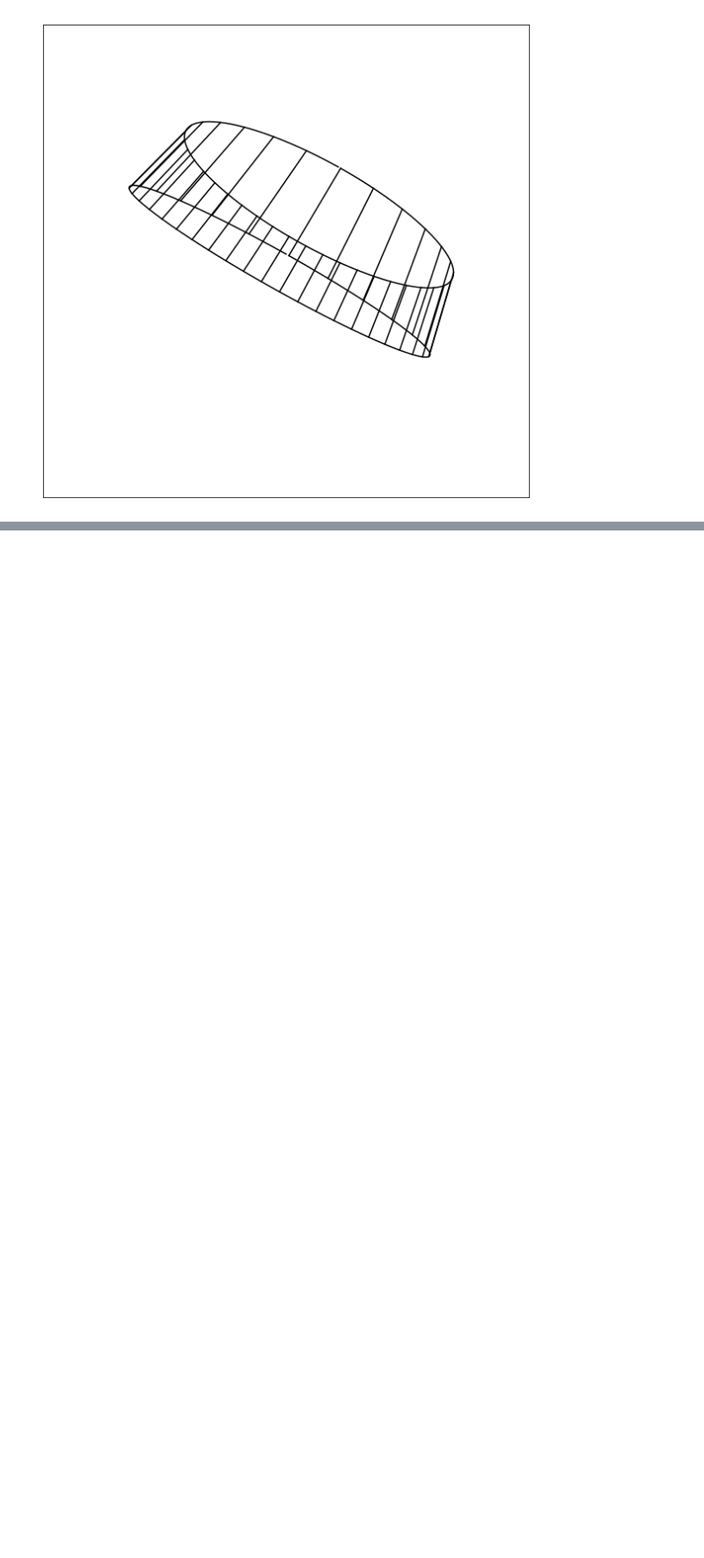
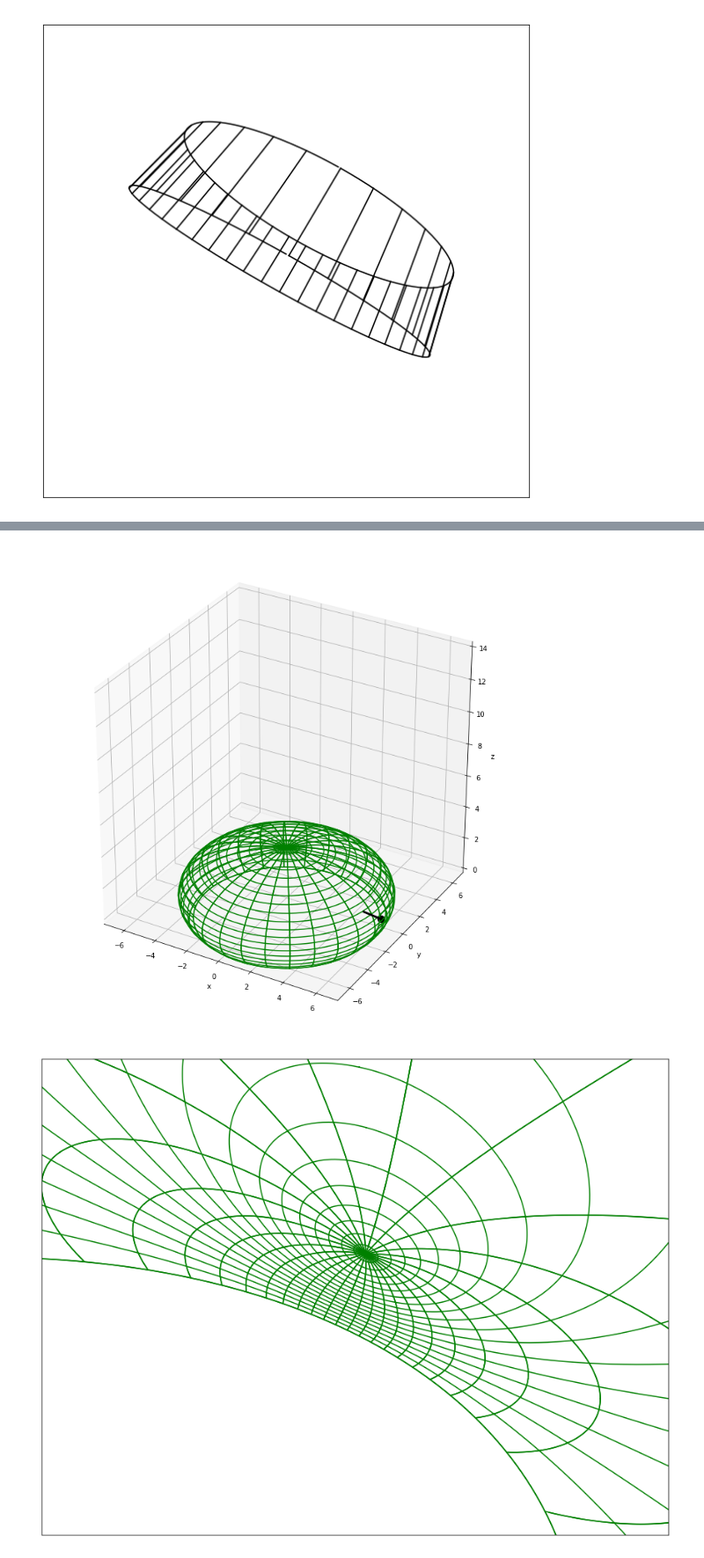
Before and after one commit to rkp8000/multipoint, a Jupyter notebook: examples.ipynb, the cells around one changed output, grey strips where cells are left out. Shown at 88% size. Cells and saved outputs as stored; diff of their text form; code cells hidden in the pictures; blank space fills up the shorter version.

```diff
--- a/examples.ipynb
+++ b/examples.ipynb
@@ -129,0 +140,6 @@ to_mpp(cyl, p_e=p_e, v_e=v_e, phi=phi, a=a, b=b, width=10);
+# %%
+A = 6
+C = 3
+Z_0 = -1.5
+
+wires = {}
@@ -129,0 +181,39 @@ to_mpp(cyl, p_e=p_e, v_e=v_e, phi=phi, a=a, b=b, width=10);
+# %%
+# rotational cross sections
+for ctr, alph in enumerate(np.linspace(0, 2*np.pi, 29) + np.pi/30):
+    w = []
+
+    for theta in (np.linspace(0, 2*np.pi, 500)):
+
+        x = A * np.cos(theta) * np.cos(alph)
+        y = A * np.cos(theta) * np.sin(alph)
+        z = C * np.sin(theta)
+
+        w.append([x, y, z])
+
+    key = 'alph_{}'.format(ctr)
+
+    wires[key] = [np.array(w), {'c': 'g'}]
+# %%
+# remove wire sections where z < z_0
+for k, (w, kwargs) in wires.items():
+    w[w[:, 2] < Z_0] = np.nan
+    wires[k] = [w, kwargs]
+# %%
+P_E = np.array([5.4, 1, -.5])
+V_E = np.array([-1, -.1, .2])
+
+phi = 25
+a = 140
+b = 130
+
+ax = plot_wires_3d(wires, p_e=P_E, v_e=V_E)[1]
+ax.set_xlim(-7, 7)
+ax.set_ylim(-7, 7)
+ax.set_zlim(0, 14)
+
+wires_transformed = to_mpp(
+    wires, p_e=P_E, v_e=V_E, phi=phi, a=a, b=b, width=15)[2]
+# %% [output]
+[figure, added]
+[figure, added]
```
Also changed, not shown: parts of 6 cells of this notebook.
